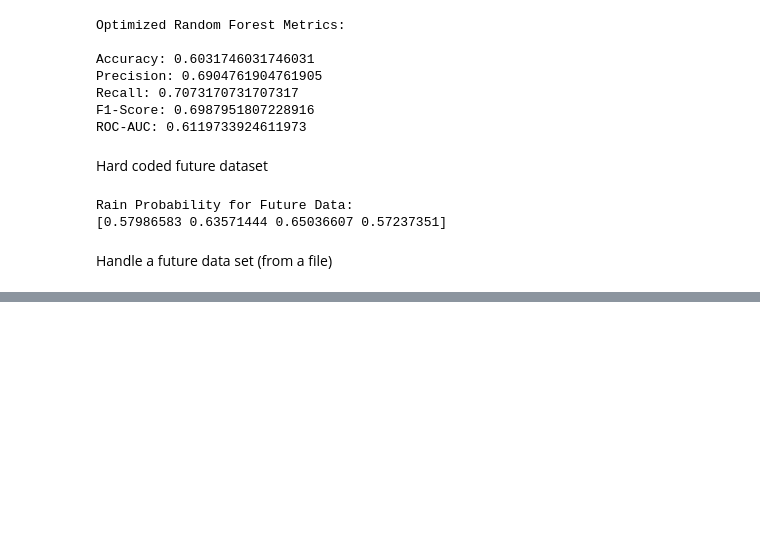
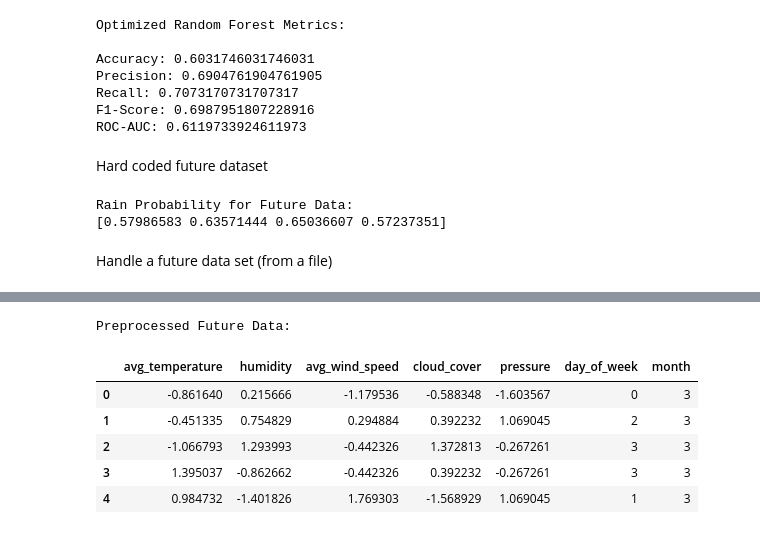
Before and after one commit to KaveenAmarasekara/Intellihack_RedHawk_Task01, a Jupyter notebook: notebooks/intellihack_task01_rain_prediction.ipynb, the cells around one changed output, grey strips where cells are left out. Drawn from its saved outputs; the diff is of its cells as text; code cells hidden in the pictures; blank space fills up the shorter version.

```diff
--- a/notebooks/intellihack_task01_rain_prediction.ipynb
+++ b/notebooks/intellihack_task01_rain_prediction.ipynb
@@ -348,3 +372,31 @@ HTTPError: HTTP Error 404: Not Found
+# %%
+# Step 4: Scale the future data (if scaling was applied to training data)
+# Load the scaler used for training data (or fit a new one)
+scaler = StandardScaler()
+# Assuming the training data was scaled, fit the scaler on the training data
+# For example, if X_train was used for scaling:
+# scaler.fit(X_train)
+
+# Scale the future data
+
+scaler = StandardScaler()
+future_data[['avg_temperature', 'humidity', 'avg_wind_speed', 'cloud_cover', 'pressure']] = scaler.fit_transform(future_data[['avg_temperature', 'humidity', 'avg_wind_speed', 'cloud_cover', 'pressure']])
+
+
+# Convert back to DataFrame (optional)
+future_data_scaled = pd.DataFrame(future_data, columns=future_data.columns)
+
+# Step 5: Verify the preprocessed future data
+print("Preprocessed Future Data:")
+future_data_scaled.head()
+# %% [output]
+Preprocessed Future Data:
+|  | avg_temperature | humidity | avg_wind_speed | cloud_cover | pressure | day_of_week | month |
+| 0 | -0.861640 | 0.215666 | -1.179536 | -0.588348 | -1.603567 | 0 | 3 |
+| 1 | -0.451335 | 0.754829 | 0.294884 | 0.392232 | 1.069045 | 2 | 3 |
+| 2 | -1.066793 | 1.293993 | -0.442326 | 1.372813 | -0.267261 | 3 | 3 |
+| 3 | 1.395037 | -0.862662 | -0.442326 | 0.392232 | -0.267261 | 3 | 3 |
+| 4 | 0.984732 | -1.401826 | 1.769303 | -1.568929 | 1.069045 | 1 | 3 |
 # %%
 # Assuming you have a trained model (e.g., Random Forest)
 predictions = best_rf.predict_proba(future_data_scaled)[:, 1]  # Probability of rain
```
Also changed, not shown: parts of 4 cells of this notebook.
